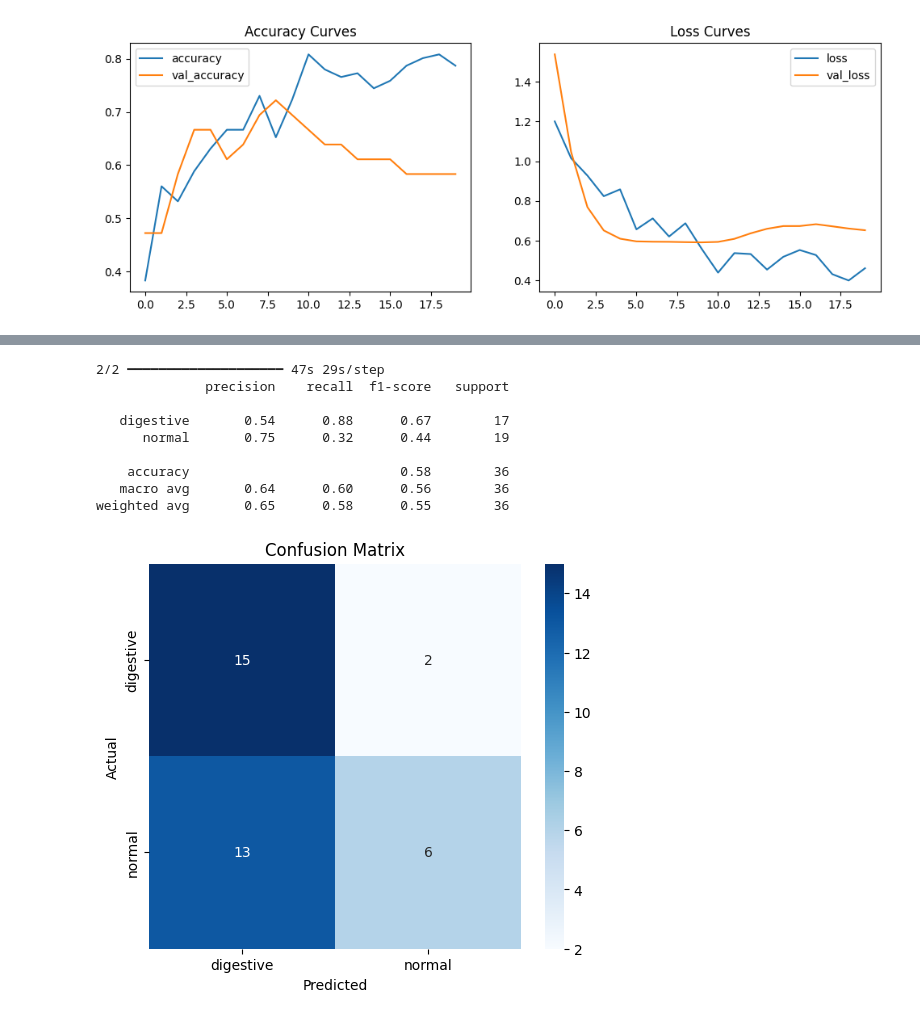
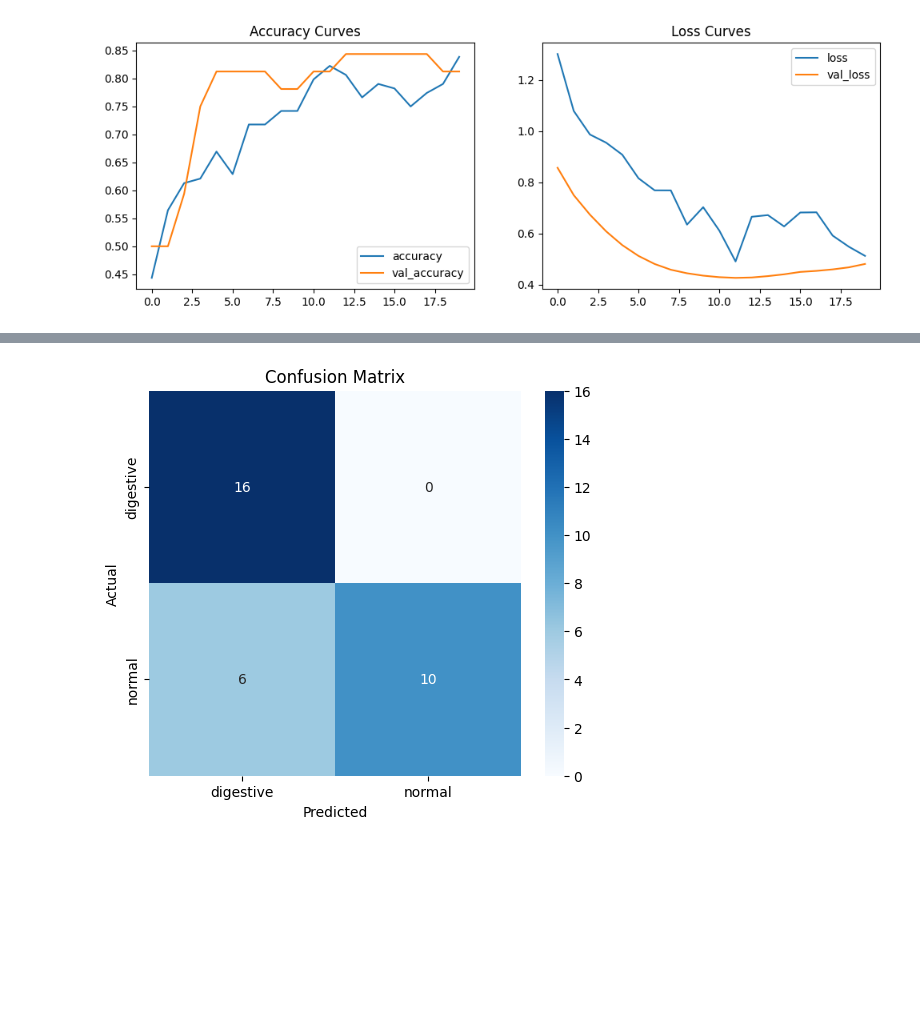
Before and after one commit to oshanLahiru0307/research_project, a Jupyter notebook: notebook_files/IT22569318/Research_IT22569318_Hybrid_Model(MobileNetV2,_DenseNet121).ipynb, the cells around one changed output, grey strips where cells are left out. Drawn from its saved outputs; the diff is of its cells as text; code cells hidden in the pictures; blank space fills up the shorter version.

```diff
--- a/notebook_files/IT22569318/Research_IT22569318_Hybrid_Model(MobileNetV2,_DenseNet121).ipynb
+++ b/notebook_files/IT22569318/Research_IT22569318_Hybrid_Model(MobileNetV2,_DenseNet121).ipynb
@@ -89,0 +90,11 @@ Training samples: 141, Validation samples: 36
+# %%
+# ==========================================
+# 6. CLASS WEIGHTS (OPTIONAL BUT RECOMMENDED)
+# ==========================================
+class_weights = compute_class_weight(
+    class_weight='balanced',
+    classes=np.unique(Y),
+    y=Y
+)
+class_weights = dict(enumerate(class_weights))
+print("Class Weights:", class_weights)
@@ -90,2 +103,13 @@ Training samples: 141, Validation samples: 36
+# %%
+# ==========================================
+# 7. DATA AUGMENTATION
+# ==========================================
+data_augmentation = keras.Sequential([
+    layers.RandomFlip("horizontal"),
+    layers.RandomRotation(0.15),
+    layers.RandomZoom(0.15),
+    layers.RandomContrast(0.2),
+    layers.RandomBrightness(0.2),
+], name="augmentation")
 # %%
 # ==========================================
@@ -119,7 +186,9 @@ model = Model(inputs=input_layer, outputs=output)
 # %%
-# Compile
+# ==========================================
+# 9. COMPILE (PHASE 1)
+# ==========================================
 model.compile(
-    optimizer=keras.optimizers.Adam(learning_rate=1e-4),
-    loss='categorical_crossentropy',
+    optimizer=keras.optimizers.Adam(1e-4),
+    loss=keras.losses.CategoricalCrossentropy(label_smoothing=0.1),
     metrics=['accuracy']
 )
@@ -133,9 +195,13 @@ lr = ReduceLROnPlateau(monitor='val_loss', factor=0.2, patience=3, verbose=1)
 # %%
-history = model.fit(
+# ==========================================
+# 10. TRAINING – PHASE 1 (FEATURE EXTRACTION)
+# ==========================================
+history_1 = model.fit(
     X_train, Y_train,
     validation_data=(X_val, Y_val),
+    epochs=EPOCHS_PHASE1,
     batch_size=BATCH_SIZE,
-    epochs=EPOCHS,
+    class_weight=class_weights,
     verbose=1
 )
 # %% [output]
@@ -159,10 +225,7 @@ Epoch 20/20
 # %%
-# ==========================================
-# 5. EVALUATION & VISUALIZATION
-# ==========================================
 # Plot Accuracy and Loss
 fig, ax = plt.subplots(1, 2, figsize=(12, 4))
-history_df = pd.DataFrame(history.history)
+history_df = pd.DataFrame(history_1.history)
 
 history_df[['accuracy', 'val_accuracy']].plot(ax=ax[0])
 ax[0].set_title('Accuracy Curves')
@@ -181,8 +244,7 @@ plt.figure(figsize=(6, 5))
 sns.heatmap(cm, annot=True, fmt='d', xticklabels=classes, yticklabels=classes, cmap='Blues')
 plt.xlabel('Predicted')
 plt.ylabel('Actual')
-print(classification_report(Y_true, Y_pred_classes, target_names=classes))
 plt.title('Confusion Matrix')
 plt.show()
 # %% [output]
-[figure, old version]
+[figure, new version]
@@ -191,10 +252 @@ WARNING:tensorflow:5 out of the last 5 calls to <function TensorFlowTrainer.make
-2/2 ━━━━━━━━━━━━━━━━━━━━ 47s 29s/step
-              precision    recall  f1-score   support
-
-   digestive       0.54      0.88      0.67        17
-      normal       0.75      0.32      0.44        19
-
-    accuracy                           0.58        36
-   macro avg       0.64      0.60      0.56        36
-weighted avg       0.65      0.58      0.55        36
-[figure, old version]
+[figure, new version]
```
Also changed, not shown: parts of 13 cells of this notebook.
